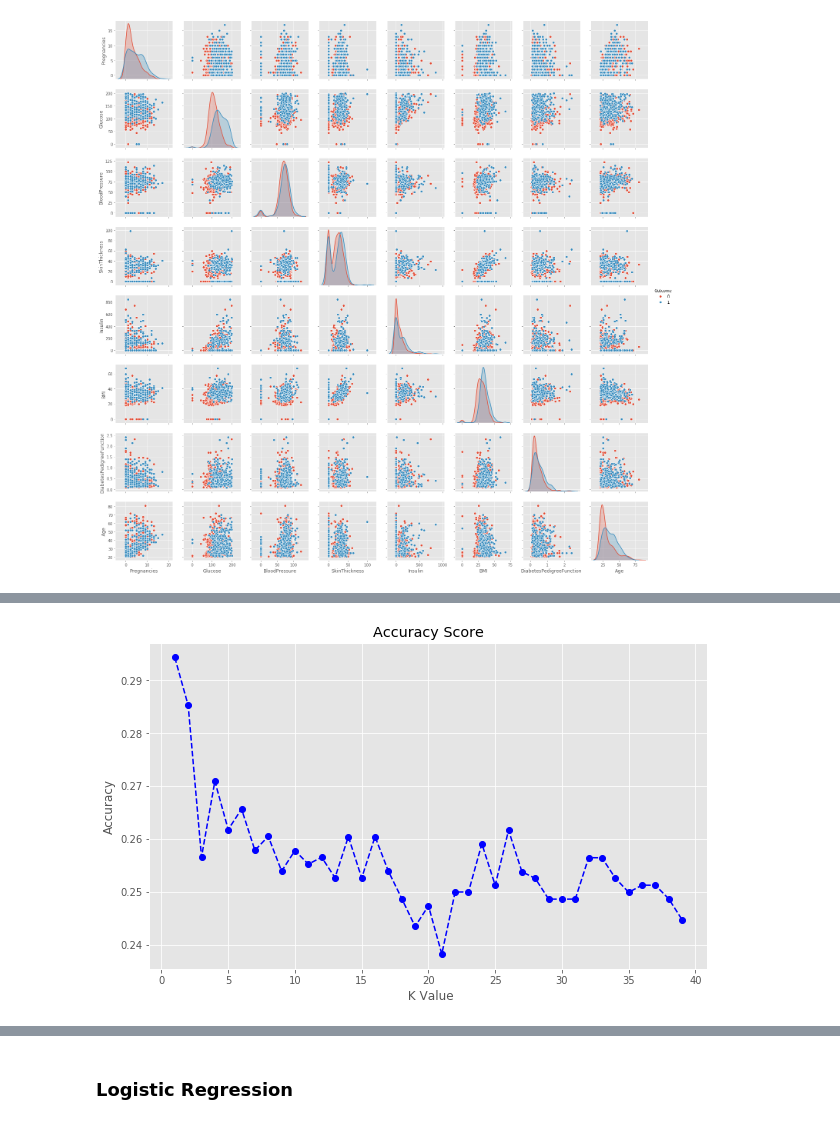
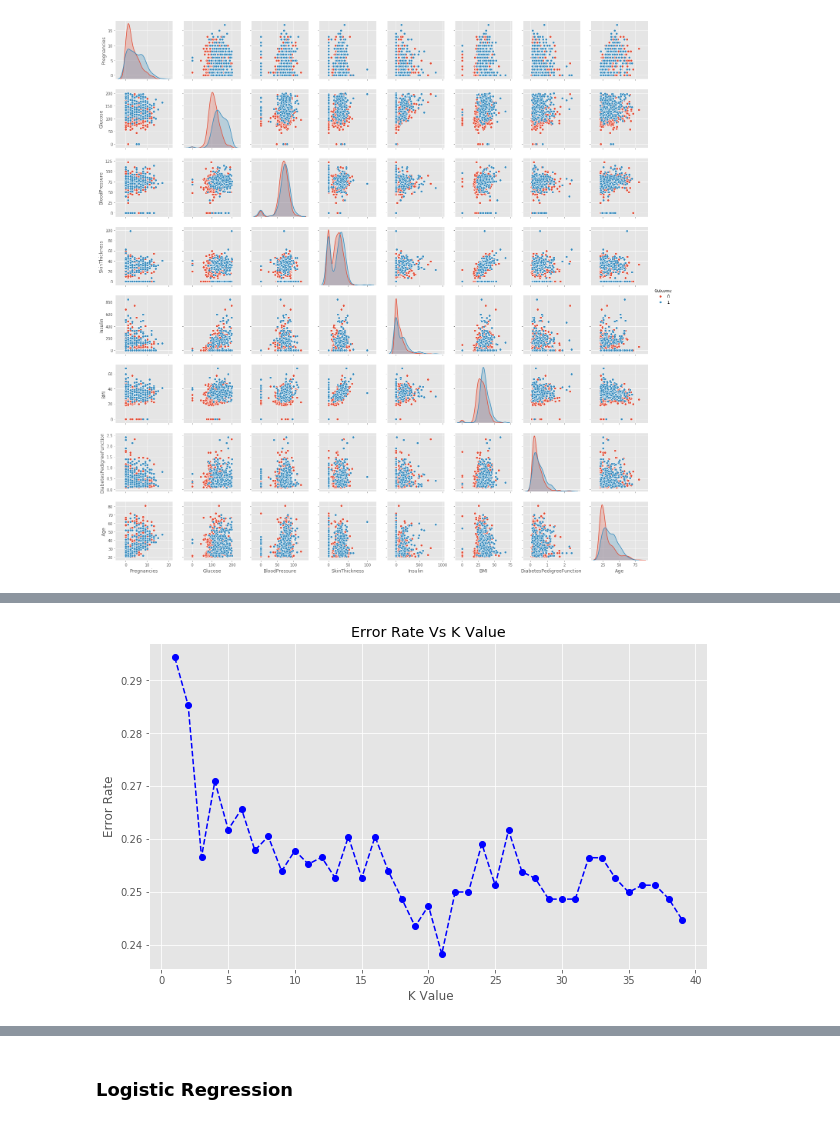
Before and after one commit to narendrapotturi/MachineLearning, a Jupyter notebook: Diabetes Problem solving using K Nearest Neighbour Algorithm.ipynb, the cells around one changed output, grey strips where cells are left out. Drawn from its saved outputs; the diff is of its cells as text; code cells hidden in the pictures.

```diff
--- a/Diabetes Problem solving using K Nearest Neighbour Algorithm.ipynb
+++ b/Diabetes Problem solving using K Nearest Neighbour Algorithm.ipynb
@@ -154,12 +173,12 @@ for i in range(1,40):
 # %%
 plt.figure(figsize=(10,6))
 plt.plot(range(1,40),accuracy_score,color='blue',linestyle='dashed',marker='o')
-plt.title('Accuracy Score')
+plt.title('Error Rate Vs K Value')
 plt.xlabel(' K Value')
-plt.ylabel('Accuracy')
+plt.ylabel('Error Rate')
 plt.show()
 # %% [output]
-[figure, old version]
+[figure, new version]
 # %%
 knn = KNeighborsClassifier(n_neighbors=21)
 knn.fit(X_train,Y_train)
```
Also changed, not shown: parts of 26 cells of this notebook.
